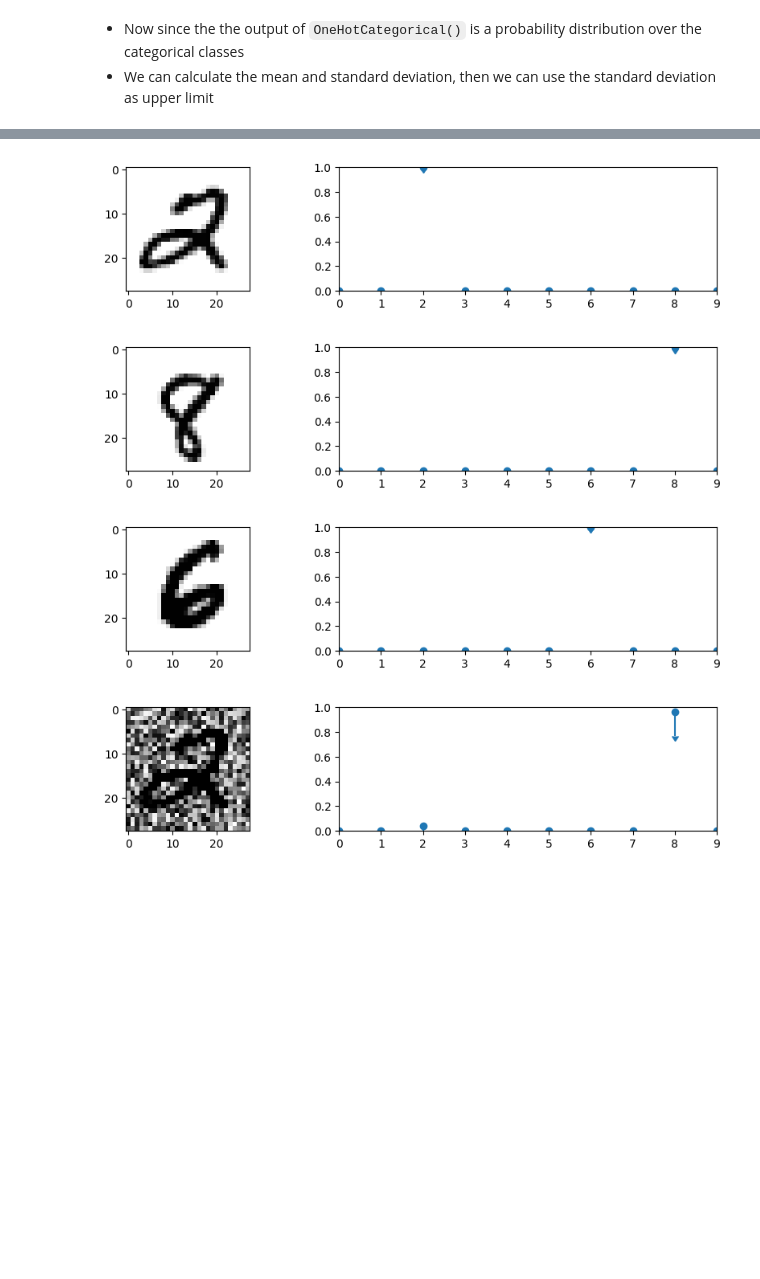
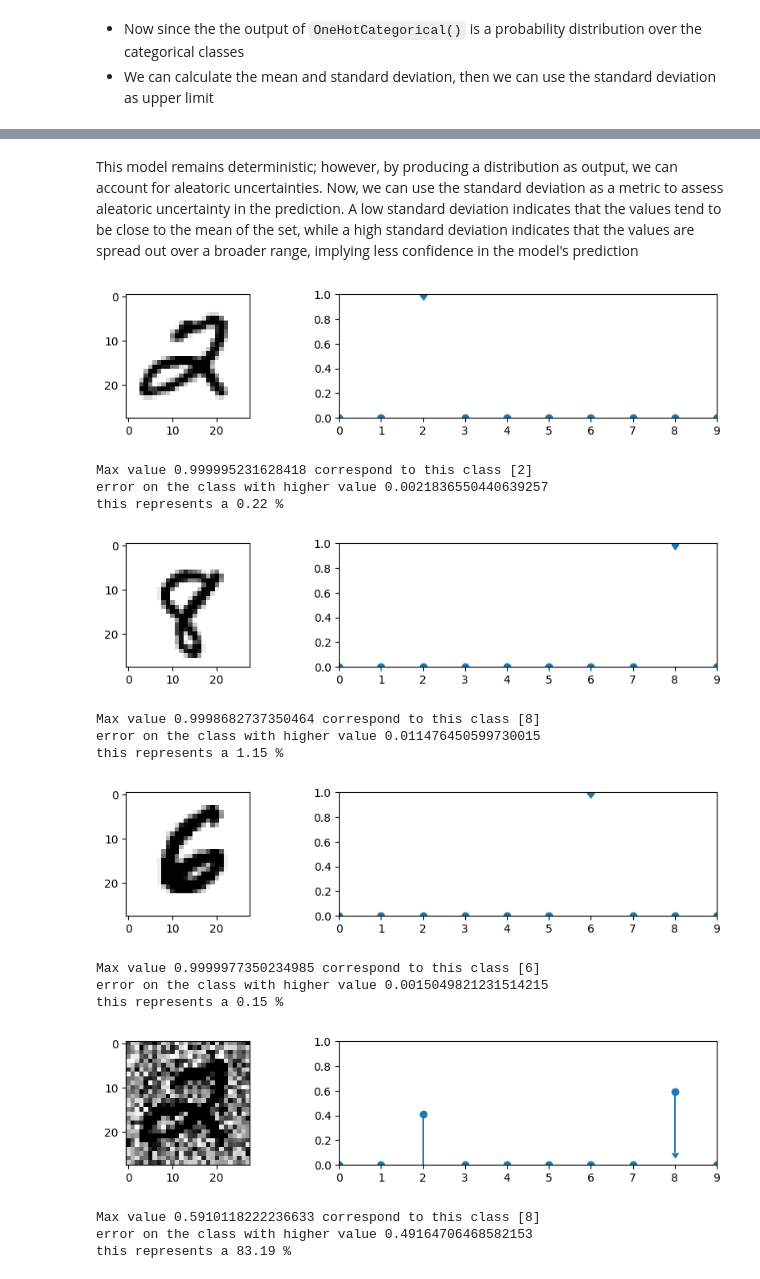
Before and after one commit to nuRiceLab/Machine-Learning, a Jupyter notebook: Examples/Example_MINST_CNN.ipynb, the cells around one changed output, grey strips where cells are left out. Drawn from its saved outputs; the diff is of its cells as text; code cells hidden in the pictures; blank space fills up the shorter version.

Commit message:
Update text and plots

```diff
--- a/Examples/Example_MINST_CNN.ipynb
+++ b/Examples/Example_MINST_CNN.ipynb
@@ -288,3 +311,5 @@ stddev = model_wUnc(example_images).stddev().numpy()
+# %% [markdown]
+This model remains deterministic; however, by producing a distribution as output, we can account for aleatoric uncertainties. Now, we can use the standard deviation as a metric to assess aleatoric uncertainty in the prediction. A low standard deviation indicates that the values tend to be close to the mean of the set, while a high standard deviation indicates that the values are spread out over a broader range, implying less confidence in the model's prediction
 # %%
 def plot_wstddev(image, mean, stddev):
     fig, (ax1, ax2) = plt.subplots(nrows=1, ncols=2, figsize=(10, 2),
@@ -296,22 +321,49 @@ def plot_wstddev(image, mean, stddev):
     plt.show()
 # %%
 plot_wstddev(example_images[0], mean[0], stddev[0])
+print(f'Max value {max(mean[0])} correspond to this class {np.where(mean[0] == max(mean[0]))[0]}')
+error = stddev[0][np.where(mean[0] == max(mean[0]))[0]][0]
+error_per = np.round((error/max(mean[0]))*100.0,2)
+print(f'error on the class with higher value {error}\nthis represents a {error_per} % ')
 # %% [output]
 [figure]
+Max value 0.999995231628418 correspond to this class [2]
+error on the class with higher value 0.0021836550440639257
+this represents a 0.22 %
 # %%
 plot_wstddev(example_images[122], mean[122], stddev[122])
+print(f'Max value {max(mean[122])} correspond to this class {np.where(mean[122] == max(mean[122]))[0]}')
+error = stddev[122][np.where(mean[122] == max(mean[122]))[0]][0]
+error_per = np.round((error/max(mean[122]))*100.0,2)
+print(f'error on the class with higher value {error}\nthis represents a {error_per} % ')
 # %% [output]
 [figure]
+Max value 0.9998682737350464 correspond to this class [8]
+error on the class with higher value 0.011476450599730015
+this represents a 1.15 %
 # %%
 plot_wstddev(example_images[5], mean[5], stddev[5])
+print(f'Max value {max(mean[5])} correspond to this class {np.where(mean[5] == max(mean[5]))[0]}')
+error = stddev[5][np.where(mean[5] == max(mean[5]))[0]][0]
+error_per = np.round((error/max(mean[5]))*100.0,2)
+print(f'error on the class with higher value {error}\nthis represents a {error_per} % ')
 # %% [output]
 [figure]
+Max value 0.9999977350234985 correspond to this class [6]
+error on the class with higher value 0.0015049821231514215
+this represents a 0.15 %
 # %%
 mean_wn = model_wUnc(noisy_image.reshape(1,28,28,1)).mean().numpy()
 stddev_wn = model_wUnc(noisy_image.reshape(1,28,28,1)).stddev().numpy()
-
 plot_wstddev(noisy_image, mean_wn[0], stddev_wn[0])
+print(f'Max value {max(mean_wn[0])} correspond to this class {np.where(mean_wn[0] == max(mean_wn[0]))[0]}')
+error = stddev_wn[0][np.where(mean_wn[0] == max(mean_wn[0]))[0]][0]
+error_per = np.round((error/max(mean_wn[0]))*100.0,2)
+print(f'error on the class with higher value {error}\nthis represents a {error_per} % ')
 # %% [output]
-[figure, old version]
+[figure, new version]
+Max value 0.5910118222236633 correspond to this class [8]
+error on the class with higher value 0.49164706468582153
+this represents a 83.19 %
 # %%
 plot_wstddev(example_images[33], mean[33], stddev[33])
```
Also changed, not shown: parts of 19 cells of this notebook.
